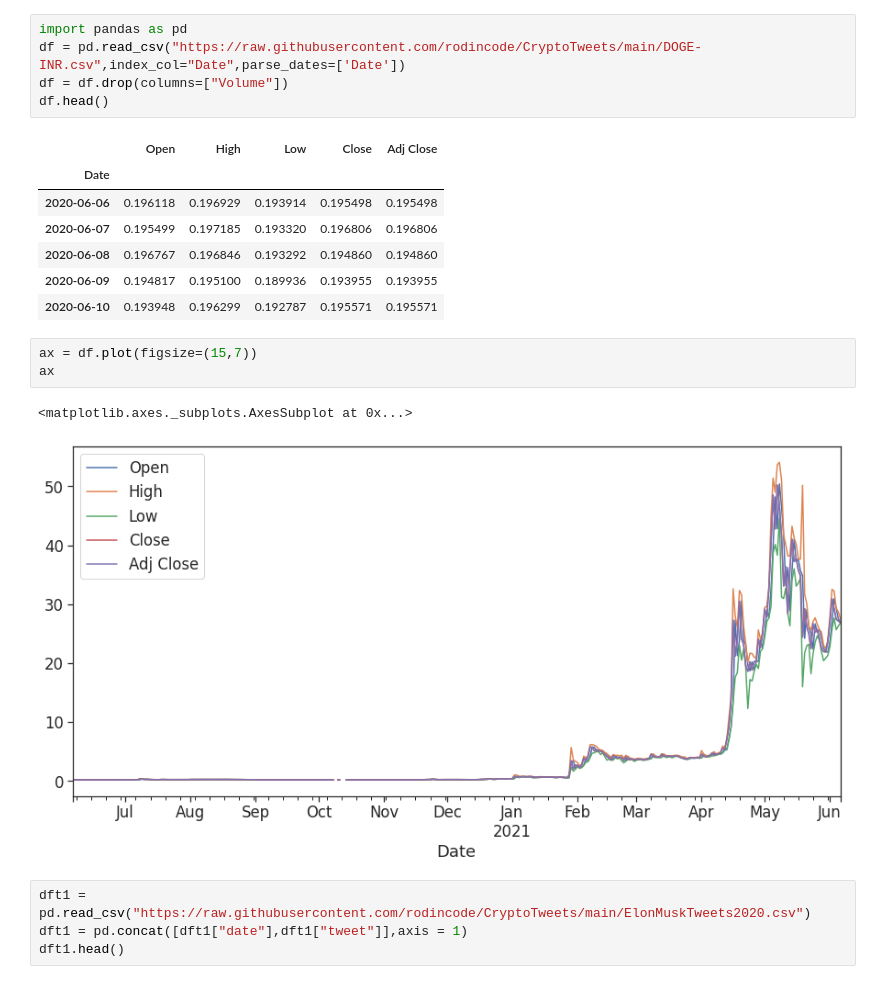
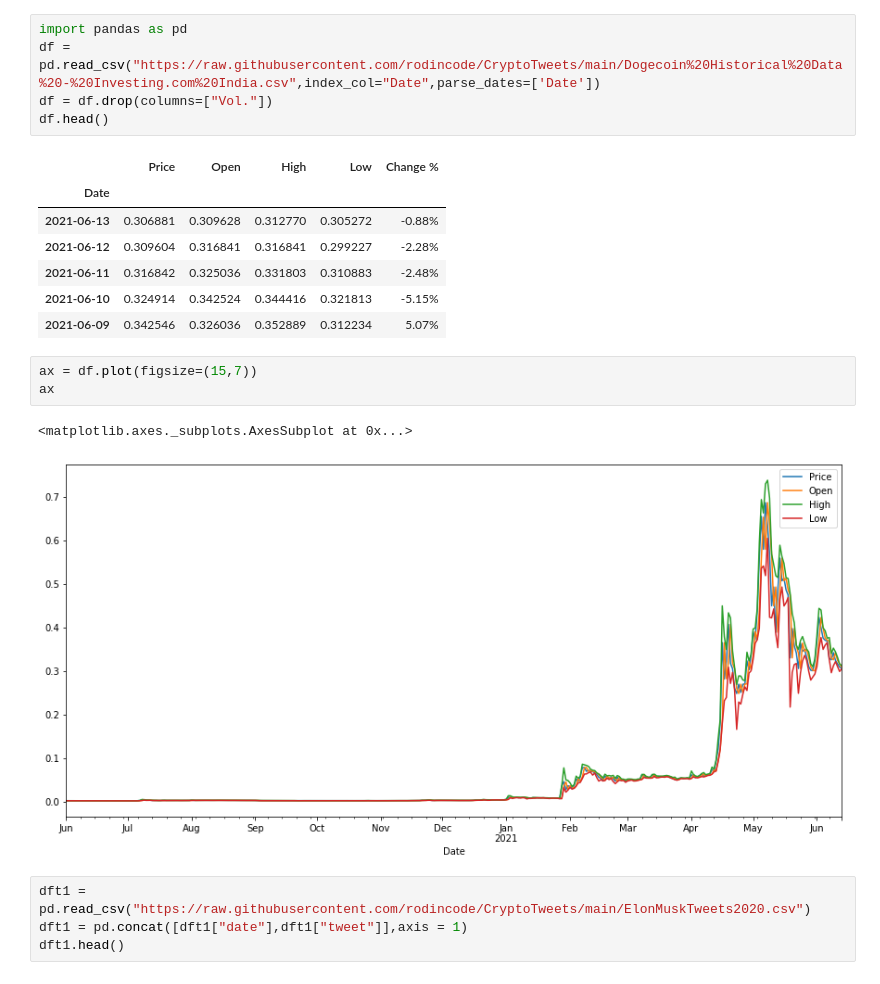
Before and after one commit to rodincode/CryptoTweets, a Jupyter notebook: CryptoTweets.ipynb, the cells around one changed output. Drawn from its saved outputs; the diff is of its cells as text.

```diff
--- a/CryptoTweets.ipynb
+++ b/CryptoTweets.ipynb
@@ -2,23 +2,23 @@
 <a href="https://colab.research.google.com/github/rodincode/CryptoTweets/blob/main/CryptoTweets.ipynb" target="_parent"><img src="https://colab.research.google.com/assets/colab-badge.svg" alt="Open In Colab"/></a>
 # %%
 import pandas as pd
-df = pd.read_csv("https://raw.githubusercontent.com/rodincode/CryptoTweets/main/DOGE-INR.csv",index_col="Date",parse_dates=['Date'])
-df = df.drop(columns=["Volume"])
+df = pd.read_csv("https://raw.githubusercontent.com/rodincode/CryptoTweets/main/Dogecoin%20Historical%20Data%20-%20Investing.com%20India.csv",index_col="Date",parse_dates=['Date'])
+df = df.drop(columns=["Vol."])
 df.head()
 # %% [output]
-|  | Open | High | Low | Close | Adj Close |
+|  | Price | Open | High | Low | Change % |
 | Date |  |  |  |  |  |
-| 2020-06-06 | 0.196118 | 0.196929 | 0.193914 | 0.195498 | 0.195498 |
-| 2020-06-07 | 0.195499 | 0.197185 | 0.193320 | 0.196806 | 0.196806 |
-| 2020-06-08 | 0.196767 | 0.196846 | 0.193292 | 0.194860 | 0.194860 |
-| 2020-06-09 | 0.194817 | 0.195100 | 0.189936 | 0.193955 | 0.193955 |
-| 2020-06-10 | 0.193948 | 0.196299 | 0.192787 | 0.195571 | 0.195571 |
+| 2021-06-13 | 0.306881 | 0.309628 | 0.312770 | 0.305272 | -0.88% |
+| 2021-06-12 | 0.309604 | 0.316841 | 0.316841 | 0.299227 | -2.28% |
+| 2021-06-11 | 0.316842 | 0.325036 | 0.331803 | 0.310883 | -2.48% |
+| 2021-06-10 | 0.324914 | 0.342524 | 0.344416 | 0.321813 | -5.15% |
+| 2021-06-09 | 0.342546 | 0.326036 | 0.352889 | 0.312234 | 5.07% |
 # %%
 ax = df.plot(figsize=(15,7))
 ax
 # %% [output]
 <matplotlib.axes._subplots.AxesSubplot at 0x...>
-[figure, old version]
+[figure, new version]
 # %%
 dft1 = pd.read_csv("https://raw.githubusercontent.com/rodincode/CryptoTweets/main/ElonMuskTweets2020.csv")
 dft1 = pd.concat([dft1["date"],dft1["tweet"]],axis = 1)
```
Also changed, not shown: parts of 4 cells of this notebook.
